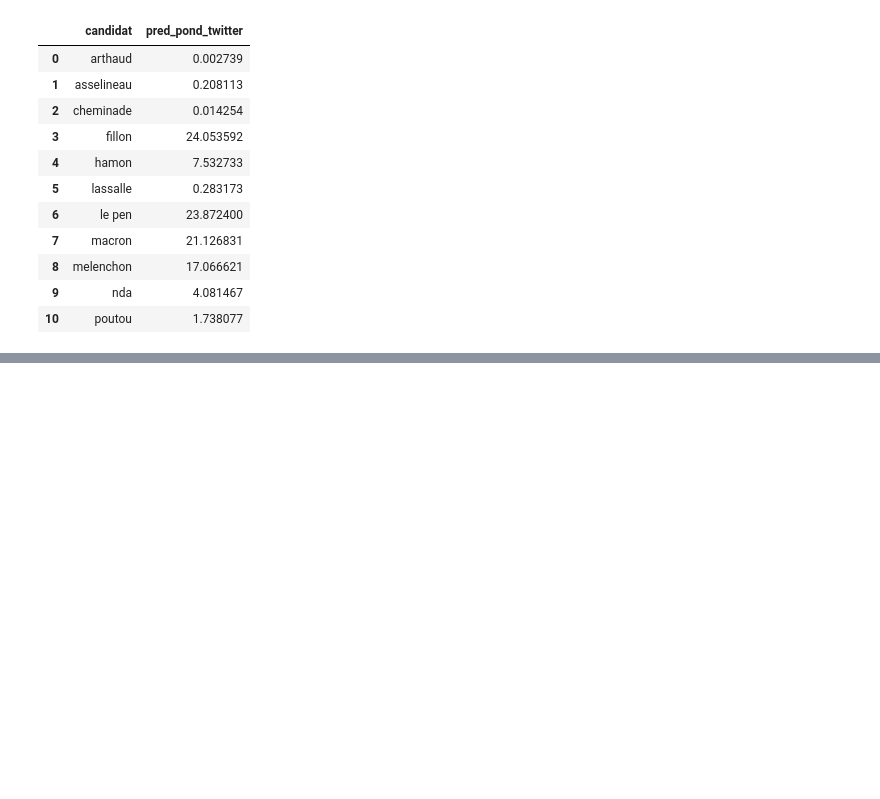
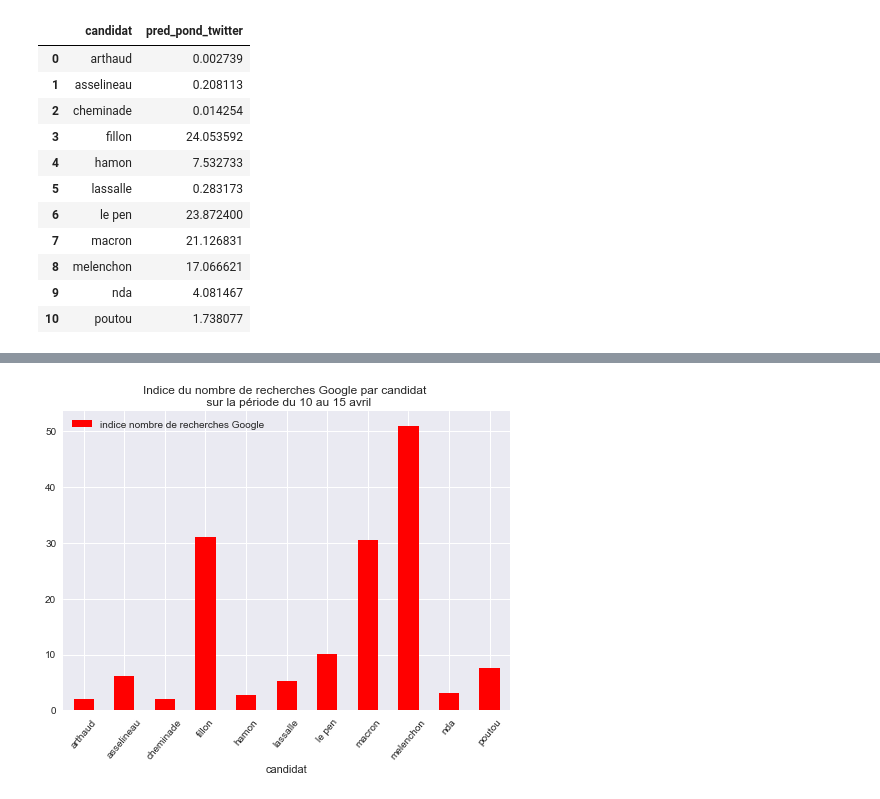
Before and after one commit to verycourt/Elections, a Jupyter notebook: Analyses/ponderation_google_twitter.ipynb, the cells around one changed output, grey strips where cells are left out. Cells and saved outputs as stored; diff of their text form; code cells hidden in the pictures; blank space fills up the shorter version.

```diff
--- a/Analyses/ponderation_google_twitter.ipynb
+++ b/Analyses/ponderation_google_twitter.ipynb
@@ -119,0 +141,8 @@ tweets[["candidat", "pred_pond_google", "pred_pond_twitter"]]
+# %%
+recherches_google = tweets[["candidat", "recherches_google_x"]].set_index("candidat").rename(columns={"recherches_google_x":"indice nombre de recherches Google"})
+ax = recherches_google.plot.bar(color="red")
+ax.set_xticklabels(recherches_google.index, rotation=50)
+ax.set_title("Indice du nombre de recherches Google par candidat \n sur la période du 10 au 15 avril")
+plt.show()
+# %% [output]
+[figure, added]
```
Also changed, not shown: parts of 10 cells of this notebook, 1 other file.
